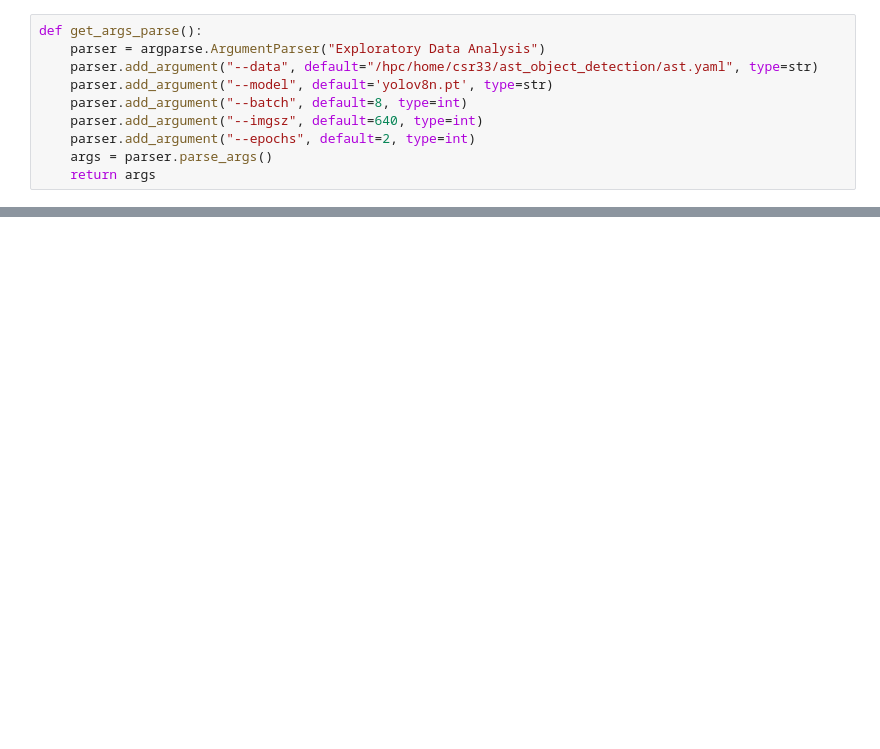
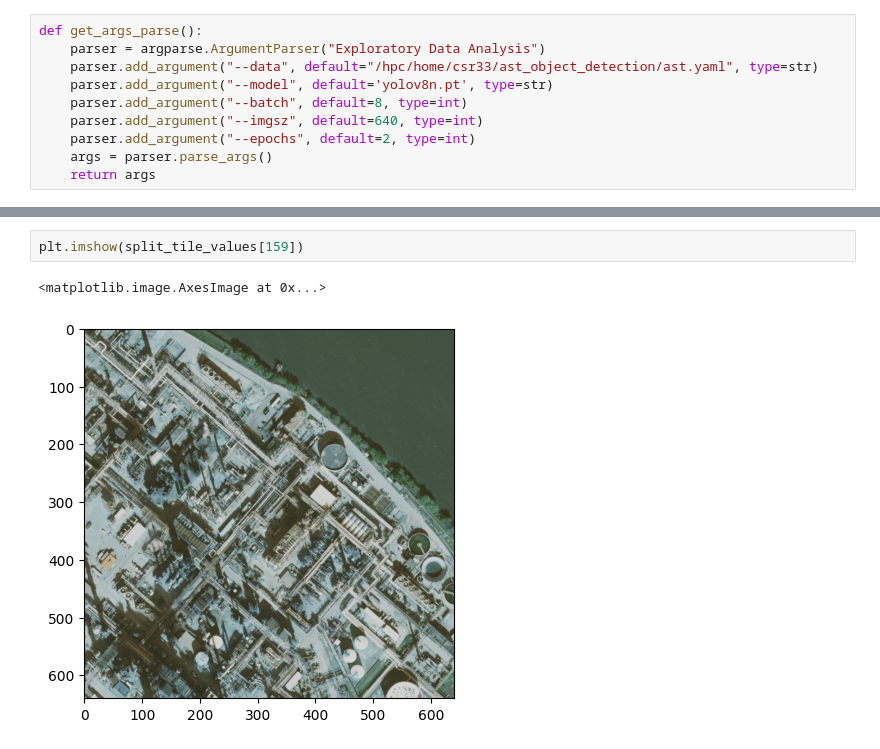
Before and after one commit to celinerobi/ast_object_detection_public, a Jupyter notebook: yolov8t_train.ipynb, the cells around one changed output, grey strips where cells are left out. Saved outputs shown, nothing was run; the diff lists cells and outputs as text; blank space fills up the shorter version.

```diff
--- a/yolov8t_train.ipynb
+++ b/yolov8t_train.ipynb
@@ -116,0 +107,5 @@ results = model.val()  # evaluate model performance on the validation set
+# %%
+plt.imshow(split_tile_values[159])
+# %% [output]
+<matplotlib.image.AxesImage at 0x...>
+[figure, added]
```
Also changed, not shown: parts of 34 cells of this notebook, 15 other files.
